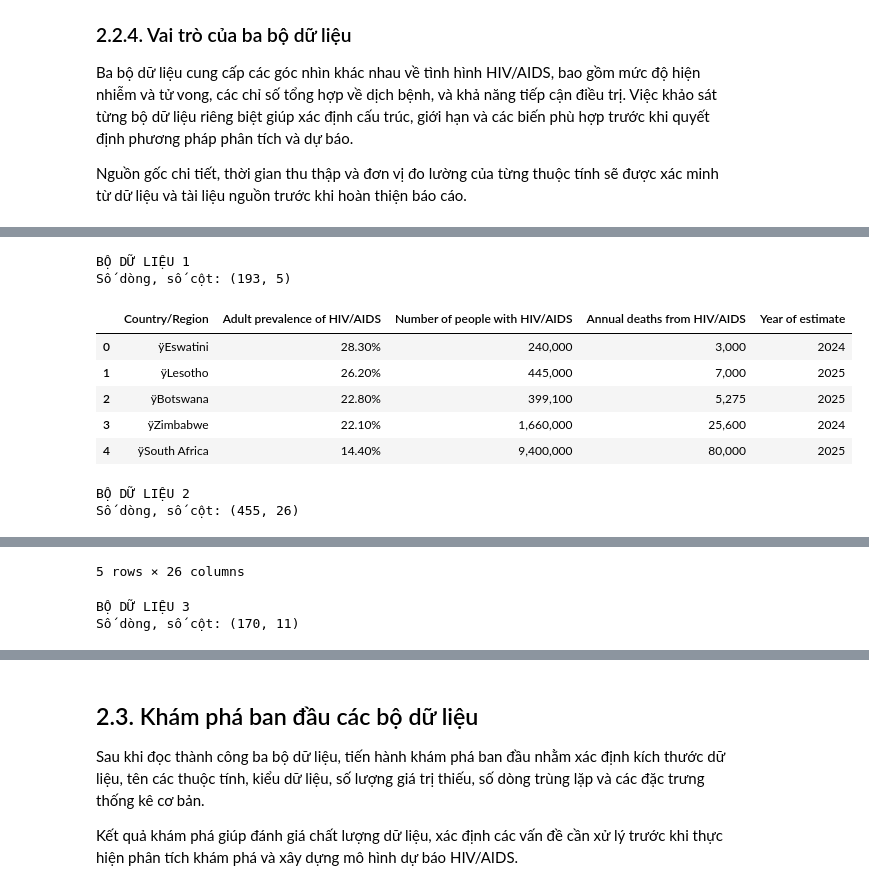
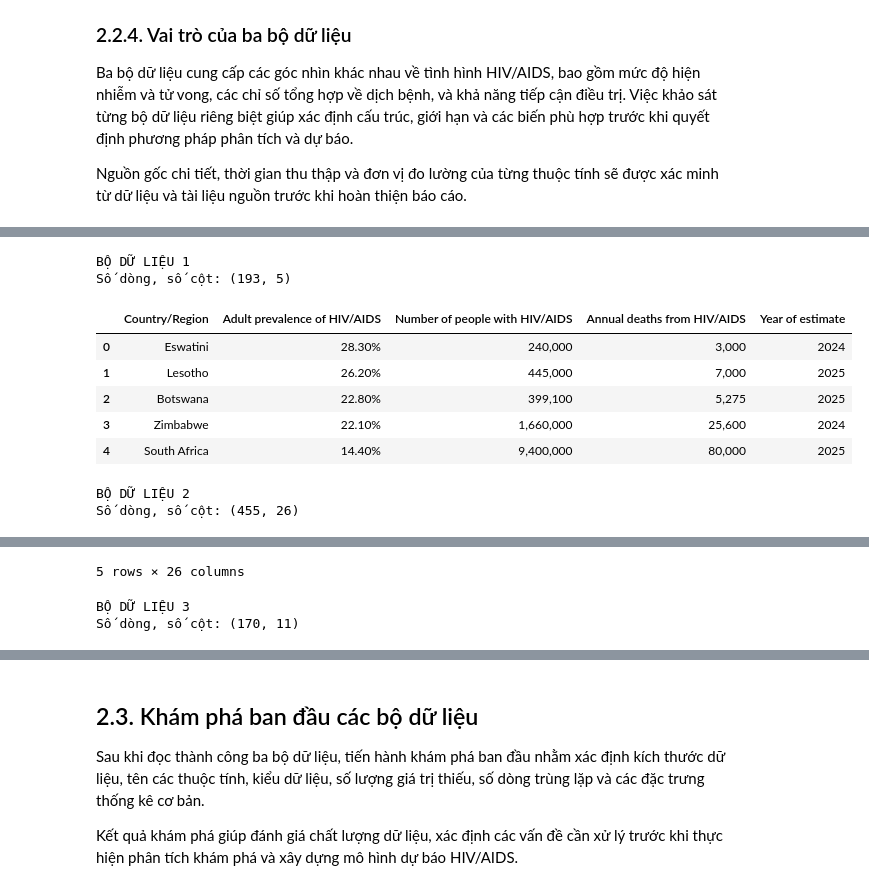
Before and after one commit to thvnking/DH23TIN07_LT_PYTHON_HIV, a Jupyter notebook: notebooks/HIV_AIDS_Analysis.ipynb, the cells around one changed output, grey strips where cells are left out. Drawn from its saved outputs; the diff is of its cells as text; code cells hidden in the pictures.

```diff
--- a/notebooks/HIV_AIDS_Analysis.ipynb
+++ b/notebooks/HIV_AIDS_Analysis.ipynb
@@ -211,39 +211,39 @@ file_3 = DATA_DIR / "art_coverage_by_country_clean.csv"
 def doc_csv(path):
     if not path.exists():
         raise FileNotFoundError(
             f"Không tìm thấy file: {path.resolve()}"
         )
 
     for encoding in ["utf-8-sig", "utf-8", "cp1252", "latin1"]:
         try:
             return pd.read_csv(path, encoding=encoding)
         except UnicodeDecodeError:
             continue
 
-df_hiv = doc_csv(file_1)
+df_hiv = pd.read_csv(file_1, encoding="cp850")
 df_aids = doc_csv(file_2)
 df_art = doc_csv(file_3)
 
 print("BỘ DỮ LIỆU 1")
 print("Số dòng, số cột:", df_hiv.shape)
 display(df_hiv.head())
 
 print("BỘ DỮ LIỆU 2")
 print("Số dòng, số cột:", df_aids.shape)
 display(df_aids.head())
 
 print("BỘ DỮ LIỆU 3")
 print("Số dòng, số cột:", df_art.shape)
 display(df_art.head())
 # %% [output]
 BỘ DỮ LIỆU 1
 Số dòng, số cột: (193, 5)
 |  | Country/Region | Adult prevalence of HIV/AIDS | Number of people with HIV/AIDS | Annual deaths from HIV/AIDS | Year of estimate |
-| 0 | ÿEswatini | 28.30% | 240,000 | 3,000 | 2024 |
-| 1 | ÿLesotho | 26.20% | 445,000 | 7,000 | 2025 |
-| 2 | ÿBotswana | 22.80% | 399,100 | 5,275 | 2025 |
-| 3 | ÿZimbabwe | 22.10% | 1,660,000 | 25,600 | 2024 |
-| 4 | ÿSouth Africa | 14.40% | 9,400,000 | 80,000 | 2025 |
+| 0 | Eswatini | 28.30% | 240,000 | 3,000 | 2024 |
+| 1 | Lesotho | 26.20% | 445,000 | 7,000 | 2025 |
+| 2 | Botswana | 22.80% | 399,100 | 5,275 | 2025 |
+| 3 | Zimbabwe | 22.10% | 1,660,000 | 25,600 | 2024 |
+| 4 | South Africa | 14.40% | 9,400,000 | 80,000 | 2025 |
 BỘ DỮ LIỆU 2
 Số dòng, số cột: (455, 26)
 |  | Country | ISO_Code | WHO_Region | Income_Group | Year | Population | GDP_per_Capita | Life_Expectancy | ... |
```
Also changed, not shown: parts of 69 cells of this notebook.
